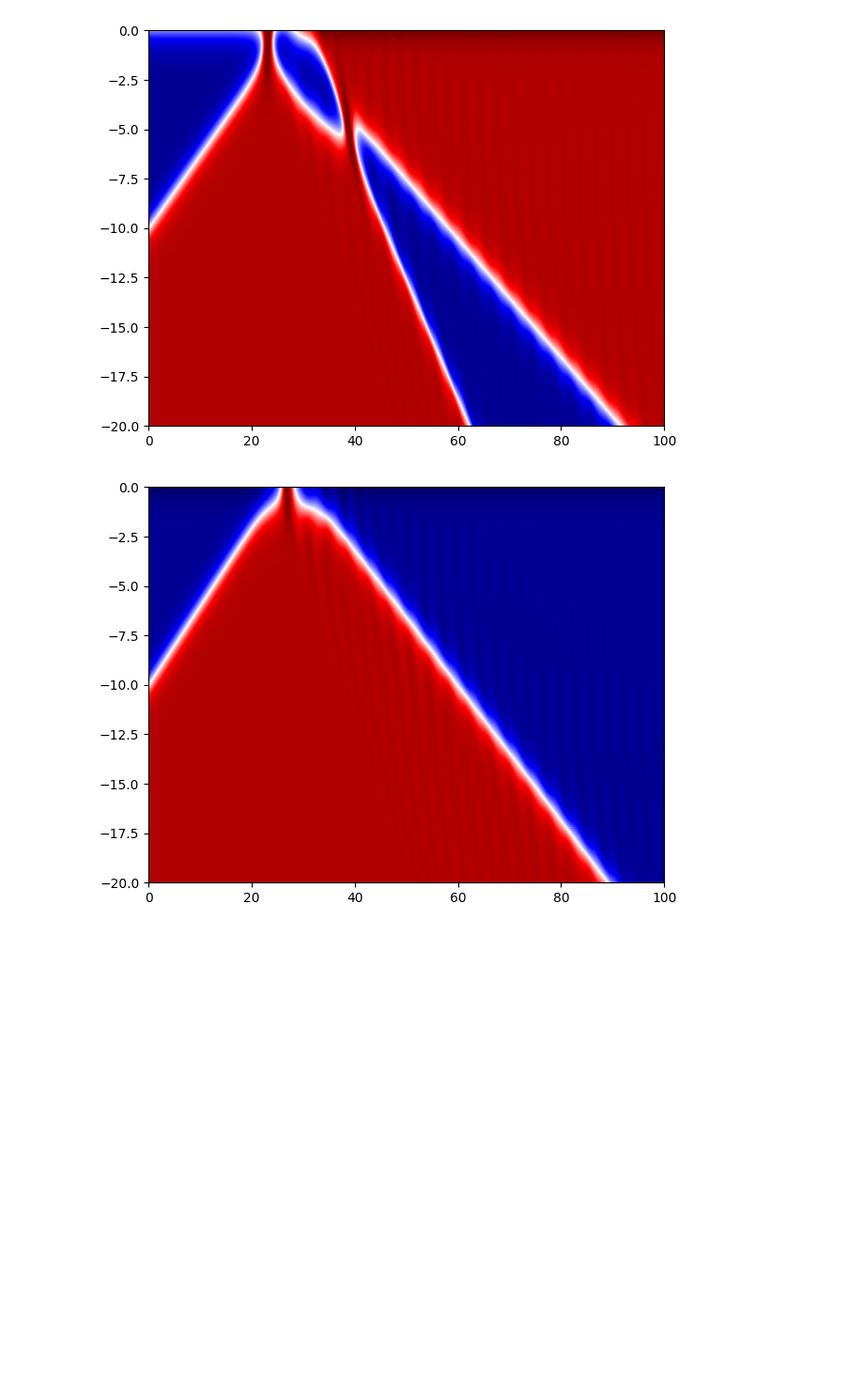
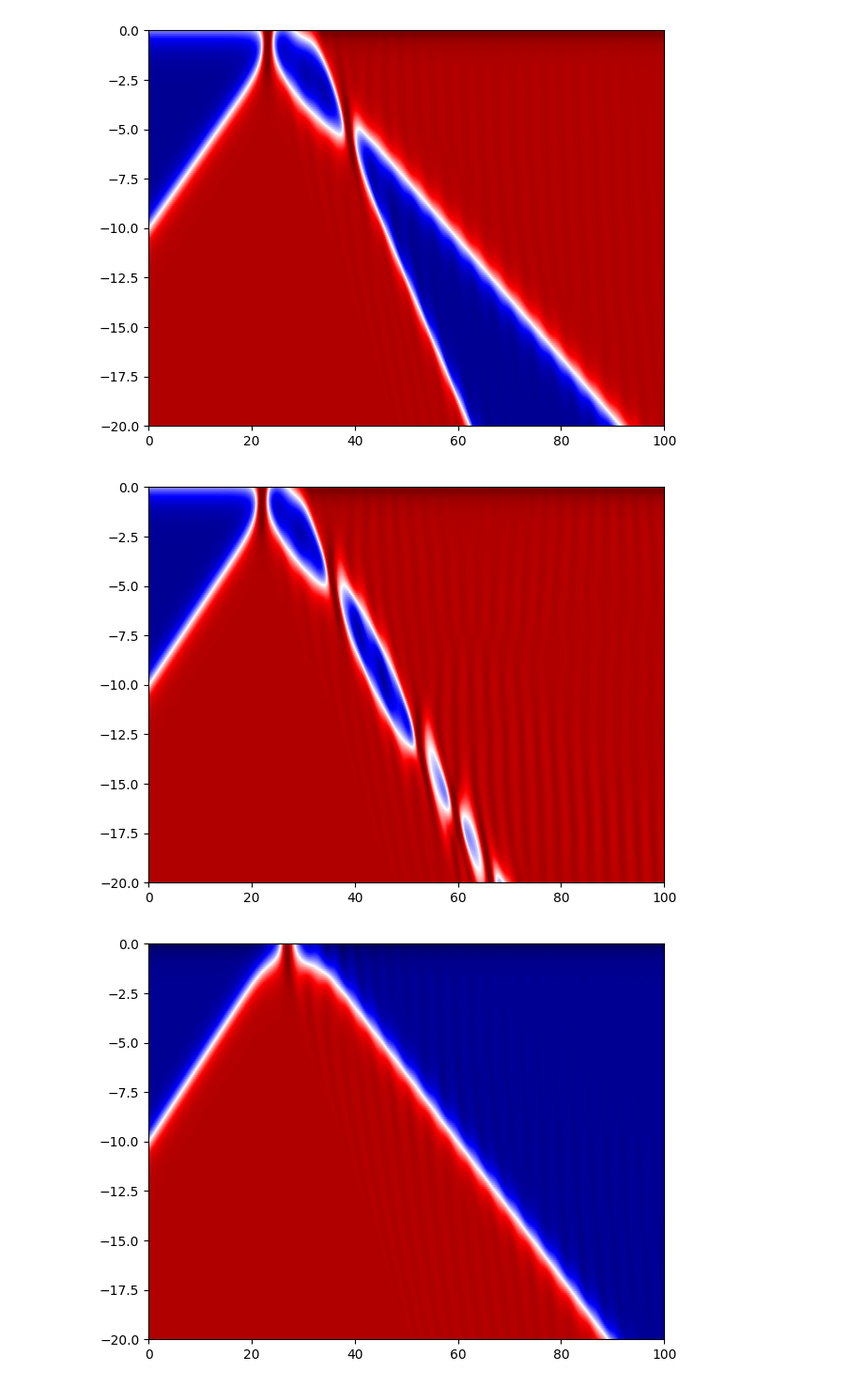
Before and after one commit to JairoSSantos/parallel-kink-scattering, a Jupyter notebook: notebooks/neumann.ipynb, the cells around one changed output. Shown at 94% size. Saved outputs shown, nothing was run; the diff lists cells and outputs as text; code cells hidden in the pictures; blank space fills up the shorter version.

```diff
--- a/notebooks/neumann.ipynb
+++ b/notebooks/neumann.ipynb
@@ -97,6 +89,11 @@ plot_boundary_scatter(v=0.37, H=0.9)
 plt.show()
 # %% [output]
 [figure]
+# %%
+plot_boundary_scatter(v=0.39, H=0.92)
+plt.show()
+# %% [output]
+[figure, added]
 # %%
 plot_boundary_scatter(v=0.4, H=-0.4)
 plt.show()
```
Also changed, not shown: parts of 4 cells of this notebook, 6 other files.
